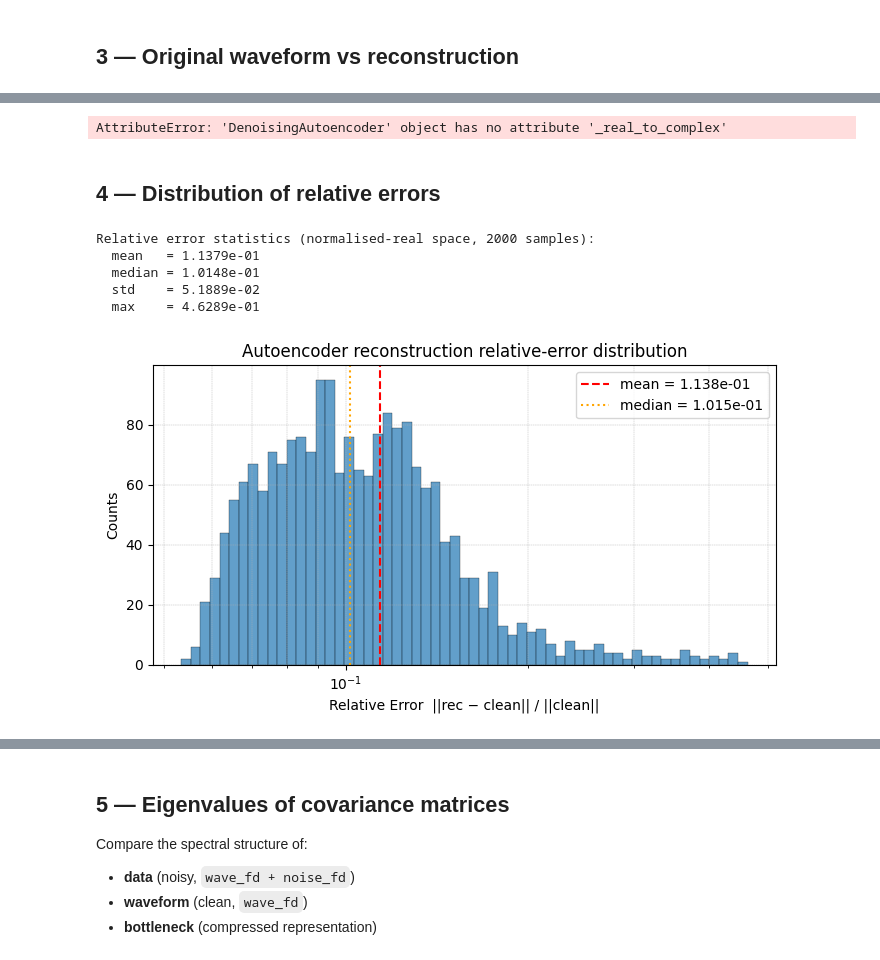
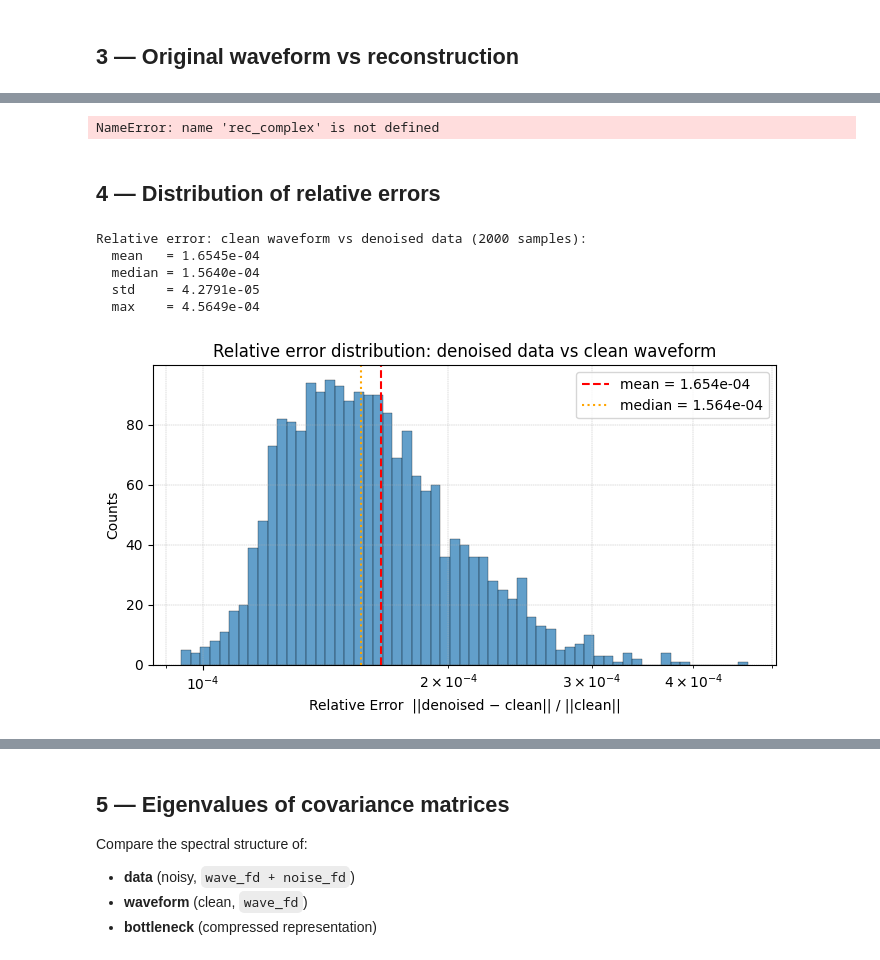
Before and after one commit to g-puleo/pembhb, a Jupyter notebook: scripts/visualise_autoencoder.ipynb, the cells around one changed output, grey strips where cells are left out. Saved outputs shown, nothing was run; the diff lists cells and outputs as text; code cells hidden in the pictures.

```diff
--- a/scripts/visualise_autoencoder.ipynb
+++ b/scripts/visualise_autoencoder.ipynb
@@ -34,8 +33,9 @@ Using device: cuda
 import glob
 
 
-ckpt_path = glob.glob("/data/gpuleo/mbhb/logs/autoencoder/version_11/checkpoints/*.ckpt")[0]  # <-- fill in: path to the .ckpt file
-data_filename = "/data/gpuleo/mbhb/20260212fullsky_narrowmc_tc_v0/simulation_round_1.h5"
+ckpt_path = glob.glob("/data/gpuleo/mbhb/logs/autoencoder/version_12/checkpoints/*.ckpt")[0]  # <-- fill in: path to the .ckpt file
+#data_filename = "/data/gpuleo/mbhb/20260212fullsky_narrowmc_tc_v0/simulation_round_1.h5"
+data_filename = "/data/gpuleo/mbhb/20260202_narrowprior_v1/simulation_round_0.h5"
 # Datasets where one parameter is fixed and the other varies
 fix_q_filename  = "miao"
 fix_mc_filename = "bau"
@@ -149,5 +149,16 @@ Evaluated 2000 samples
 Bottleneck shape concatenated : torch.Size([2000, 128]) features
 Reconstruction shape: torch.Size([2000, 4, 2048])  (target freqs: 2048)
 # %%
-all_bottleneck[0].shape
+# Convert clean_real_target and rec_real back to complex format
+# Shape: (N, 2*n_ch, n_freqs) -> (N, n_ch, n_freqs) complex
+# Channel ordering: [re_ch0, im_ch0, re_ch1, im_ch1, ...]
+
+clean_complex_target = clean_real_target[:, 0::2, :] + 1j * clean_real_target[:, 1::2, :]
+rec_complex_target = rec_real[:, 0::2, :] + 1j * rec_real[:, 1::2, :]
+
+print(f"clean_complex_target shape: {clean_complex_target.shape}")  # (N, n_ch, n_freqs_target)
+print(f"rec_complex_target shape:   {rec_complex_target.shape}")
+
+amp_clean_target = torch.abs(clean_complex_target)
+amp_rec_target = torch.abs(rec_complex_target)
 # %% [output]
@@ -198,7 +224,7 @@ for j in range(N_events_plot):
 amp_orig = torch.abs(wave_fd)
 # Reconstruct complex waveform from the real representation output
 # rec_real has shape (N, 2*n_ch, n_freqs) where real and imag are interleaved
-rec_complex = ae._real_to_complex(rec_real.to(device)).cpu()
+#rec_complex = ae._real_to_complex(rec_real.to(device)).cpu()
 amp_rec = torch.abs(rec_complex)
 amp_data = torch.abs(data_fd)
 
@@ -225,17 +251,19 @@ for j in range(min(N_events_plot, n_samples)):
     plt.show()
     plt.close(fig)
 # %% [output]
-AttributeError: 'DenoisingAutoencoder' object has no attribute '_real_to_complex'
+NameError: name 'rec_complex' is not defined
 # %% [markdown]
 ## 4 — Distribution of relative errors
 # %%
-# Relative error in the normalised-real space (the space the AE loss is defined in)
-# Use clean_norm_target so shapes match when high_freq_only is enabled.
-residual_norm = (rec_norm - clean_norm_target).reshape(n_samples, -1)
-clean_target_flat = clean_norm_target.reshape(n_samples, -1)
+# Relative error between clean waveform and denoised (reconstructed) data
+# Computed in the complex domain: ||denoised - clean||₂ / ||clean||₂
+# rec_complex_target = AE output (denoised), clean_complex_target = clean waveform
 
-abs_err = torch.linalg.norm(residual_norm, dim=1)
-clean_norms = torch.linalg.norm(clean_target_flat, dim=1)
+err_flat = (rec_complex_target - clean_complex_target).reshape(n_samples, -1)
+clean_flat = clean_complex_target.reshape(n_samples, -1)
+
+abs_err = torch.linalg.norm(err_flat, dim=1).float()
+clean_norms = torch.linalg.norm(clean_flat, dim=1).float()
 rel_err = (abs_err / clean_norms).numpy()
 
 mean_rel_err = float(np.mean(rel_err))
@@ -243,34 +271,34 @@ median_rel_err = float(np.median(rel_err))
 std_rel_err = float(np.std(rel_err))
 max_rel_err = float(np.max(rel_err))
 
-print(f"Relative error statistics (normalised-real space, {n_samples} samples):")
+print(f"Relative error: clean waveform vs denoised data ({n_samples} samples):")
 print(f"  mean   = {mean_rel_err:.4e}")
 print(f"  median = {median_rel_err:.4e}")
 print(f"  std    = {std_rel_err:.4e}")
 print(f"  max    = {max_rel_err:.4e}")
 # %% [output]
-Relative error statistics (normalised-real space, 2000 samples):
-  mean   = 1.1379e-01
-  median = 1.0148e-01
-  std    = 5.1889e-02
-  max    = 4.6289e-01
+Relative error: clean waveform vs denoised data (2000 samples):
+  mean   = 1.6545e-04
+  median = 1.5640e-04
+  std    = 4.2791e-05
+  max    = 4.5649e-04
 # %%
 fig, ax = plt.subplots(1, 1, figsize=(7, 4))
 bins = np.logspace(np.log10(rel_err.min() + 1e-20), np.log10(rel_err.max() + 1e-5), 60)
 ax.hist(rel_err, bins=bins, alpha=0.7, edgecolor='black', linewidth=0.3)
 ax.axvline(mean_rel_err, color='red', linestyle='--', lw=1.5,
            label=f'mean = {mean_rel_err:.3e}')
 ax.axvline(median_rel_err, color='orange', linestyle=':', lw=1.5,
            label=f'median = {median_rel_err:.3e}')
 ax.set_xscale('log')
-ax.set_xlabel('Relative Error  ||rec − clean|| / ||clean||')
+ax.set_xlabel('Relative Error  ||denoised − clean|| / ||clean||')
 ax.set_ylabel('Counts')
-ax.set_title('Autoencoder reconstruction relative-error distribution')
+ax.set_title('Relative error distribution: denoised data vs clean waveform')
 ax.legend()
 ax.grid(True, which='both', ls='--', lw=0.3)
 fig.tight_layout()
 fig.savefig(os.path.join(plot_dir, 'ae_relative_error_histogram.png'), dpi=200)
 plt.show()
 plt.close(fig)
 # %% [output]
-[figure, old version]
+[figure, new version]
```
Also changed, not shown: parts of 14 cells of this notebook, 7 other files.
